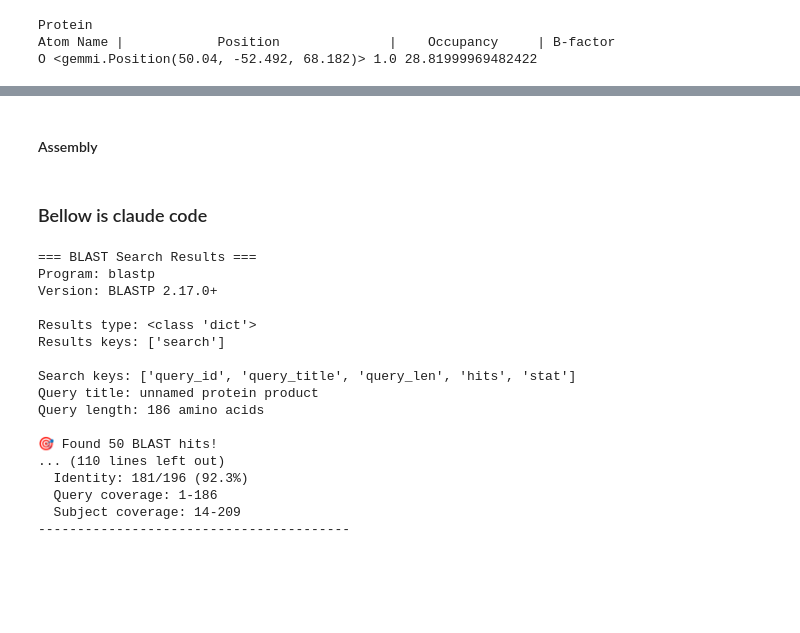
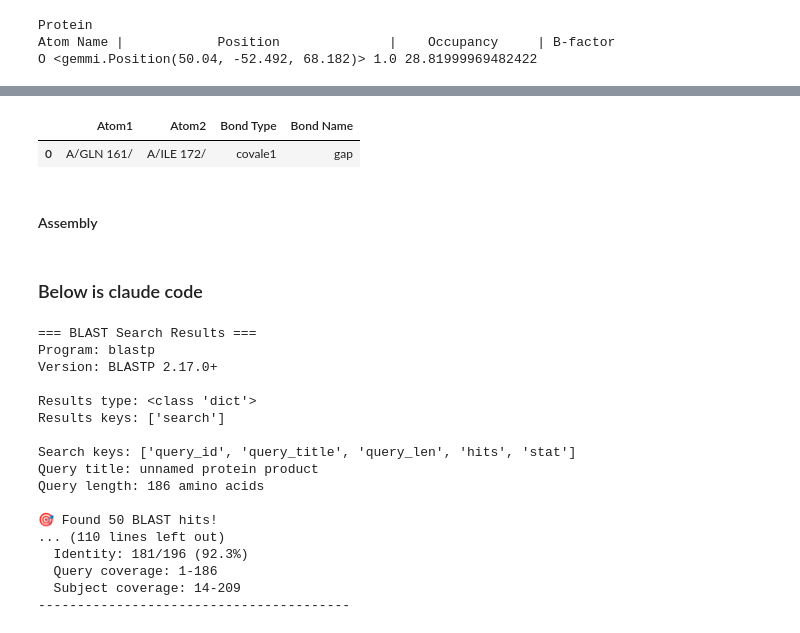
Before and after one commit to xchem/xaidar, a Jupyter notebook: notebooks/tasks/dataAnalysis/analyspdb.ipynb, the cells around one changed output, grey strips where cells are left out. Drawn from its saved outputs; the diff is of its cells as text; code cells hidden in the pictures; blank space fills up the shorter version.

Commit message:
Added documentation on how to use gemmi for pdb processing

```diff
--- a/notebooks/tasks/dataAnalysis/analyspdb.ipynb
+++ b/notebooks/tasks/dataAnalysis/analyspdb.ipynb
@@ -57,7 +61,7 @@ import gemmi
 sessionPath = Path("../../../data/s3Data/2017_lb18145-3" )
 
 dimplePDBPath = Path( "../../../data/s3Data/2017_lb18145-3/000-load/dimple.pdb").resolve().__str__() # .absolute()
-panddaPDBPath = Path( "../../../data/s3Data/2017_lb18145-3/000-load/NUDT7A-x0140-pandda-model.pdb").resolve().__str__()
+panddaPDBPath = Path( "../../../data/s3Data/Deposited/2017_lb18145-3/NUDT7A-x0140_NUDT7A-x0140-pandda-model.pdb").resolve().__str__()
 
 # pdb = gemmi.read_structure( dimplePDBPath )
 
@@ -376,10 +517,18 @@ addr1 = gemmi.AtomAddress(chain='B', seqid=gemmi.SeqId('4'), resname='CYS', atom
 # %%
 pdb.connections[0]
+print(type(pdb))
+# Attributes
+print( "Bond Attributes")
+print(f"Bond Type: {pdb.connections[0].type}" )
+print(f"Bond Name: {pdb.connections[0].name}")
+print(f"Link ID: {pdb.connections[0].link_id}")
+print(f"Partner 1: {pdb.connections[0].partner1}")  # Gemmi object of the first partner
+print(f"Partner 2: {pdb.connections[0].partner2}")
+print(f"Reported Distance: {pdb.connections[0].reported_distance}")
 
-# Attributes
-pdb.connections[0].type
-pdb.connections[0].name
-pdb.connections[0].link_id
-pdb.connections[0].partner1 # Get Gemmi Object of the first partner in the bond
-pdb.connections[0].partner2
-pdb.connections[0].reported_distance
+import pandas as pd
+def get_bond_matrix(pdb):
+    matrix = pd.DataFrame( columns=["Atom1", "Atom2", "Bond Type", "Bond Name"])
+    for connection in pdb.connections:
+        matrix.loc[int(len(matrix))] = [ connection.partner1, connection.partner2, connection.name, connection.link_id ]
+    return matrix
@@ -386,3 +544,9 @@ pdb.connections[0].reported_distance
+# %%
+matrix = get_bond_matrix(pdb)
+display( matrix.head(5))
+# %% [output]
+|  | Atom1 | Atom2 | Bond Type | Bond Name |
+| 0 | A/GLN 161/ | A/ILE 172/ | covale1 | gap |
 # %% [markdown]
 #### Assembly
 # %%
@@ -391,7 +555,7 @@ len( pdb.assemblies ) # Get the first assembl
 for assembly in pdb.assemblies:
     print( assembly.name)
 # %% [markdown]
-### Bellow is claude code
+### Below is claude code
 # %%
 # Access BLAST results using the correct path
 report = blast_results['BlastOutput2']['report']
```
Also changed, not shown: parts of 13 cells of this notebook.
